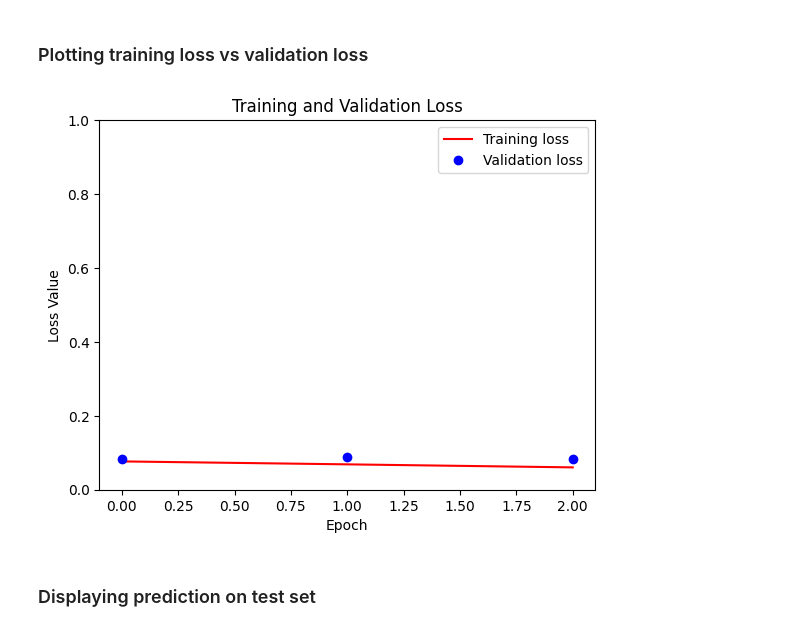
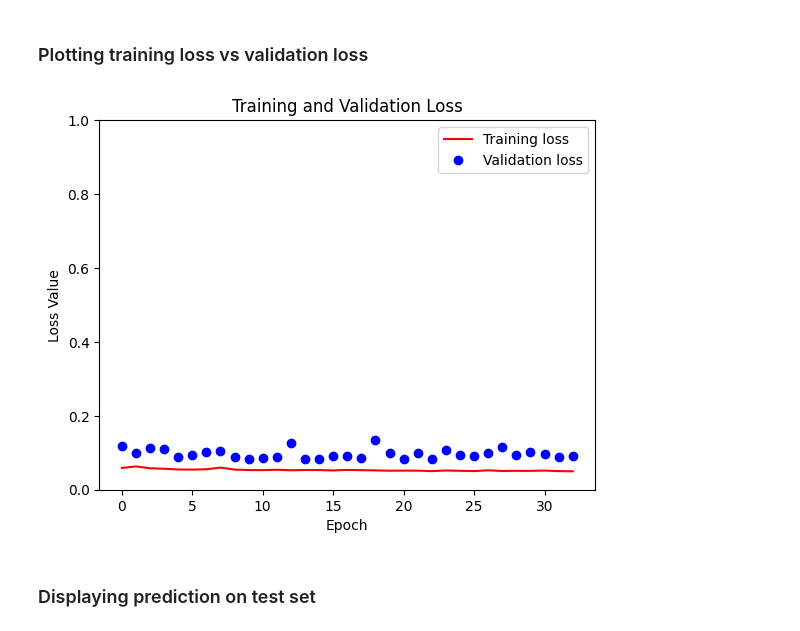
Before and after one commit to haraldhob/ML_course, a Jupyter notebook: projects/project2/project_road_segmentation/project 2.ipynb, the cells around one changed output. Drawn from its saved outputs; the diff is of its cells as text; code cells hidden in the pictures.

Commit message:
More trained model

```diff
--- a/projects/project2/project_road_segmentation/project 2.ipynb
+++ b/projects/project2/project_road_segmentation/project 2.ipynb
@@ -341,7 +361,7 @@ def scale_variation(images, masks, scale_factors):
 
     return np.array(augmented_images), np.array(augmented_masks)
 # %%
-def shearing(image, shear_range):
+def shearing(image, angle_x, angle_y):
     """
     Apply random shearing to an image.
 
@@ -350,8 +370,11 @@ def shearing(image, shear_range):
 
     :return: Sheared PIL image.
     """
-    angle = random.uniform(*shear_range)
-    return image.transform(image.size, Image.AFFINE, (1, angle, 0, 0, 1, 0))
+    #angle_x = random.uniform(*shear_range)
+    #angle_y = random.uniform(*shear_range)
+    #angle_x, angle_y = shear_range
+
+    return image.transform(image.size, Image.AFFINE, (1, angle_x, 0, angle_y, 1, 0), resample=Image.BICUBIC)
 # %%
 def add_noise(image, noise_type, mean, std):
     """
@@ -400,6 +423,8 @@ def augment_data(images, masks, augment_options, original_size):
     """
     augmented_images = list(images)
     augmented_masks = list(masks)
+    #augmented_images = []
+    #augmented_masks = []
 
     # Color Augmentation
     if augment_options.get("color_augmentation"):
@@ -463,10 +488,18 @@ def augment_data(images, masks, augment_options, original_size):
         print("Applying shearing")
         shear_range = augment_options["shearing"]["range"]
         for img, mask in zip(images, masks):
+            angle_x = random.uniform(*shear_range)
+            angle_y = random.uniform(*shear_range)
+            # Apply shearing to the image
             pil_img = Image.fromarray((img * 255).astype(np.uint8))
-            sheared_img = shearing(pil_img, shear_range)
+            sheared_img = shearing(pil_img, angle_x, angle_y)
             augmented_images.append(np.array(sheared_img) / 255.0)
-            augmented_masks.append(mask)  # No change in masks for shearing
+
+            # Apply shearing to the mask as well
+            pil_mask = Image.fromarray((mask[:, :, 0] * 255).astype(np.uint8))
+            sheared_mask = shearing(pil_mask, angle_x, angle_y)
+            mask_array = np.array(sheared_mask) / 255.0
+            augmented_masks.append(np.expand_dims(mask_array, axis=-1))
 
     # Noise
     if augment_options.get("noise"):
@@ -530,7 +563,7 @@ augment_options = {
     , "cropping": {"height": 200, "width": 200}
     , "flipping": True,
     #"scaling": {"factors": (0.8, 1.2)},
-    "shearing": {"range": (-20, 20)},
+    "shearing": {"range": (-0.4, 0.4)},
     "noise": {"type": "gaussian", "mean": 0, "std": 0.1}
 }
 
@@ -818,21 +1024,21 @@ model.save(filename)
 # %% [markdown]
 ### Plotting training loss vs validation loss
 # %%
-loss = model.history.history['loss']
-val_loss = model.history.history['val_loss']
+loss = history.history['loss']
+val_loss = history.history['val_loss']
 
 plt.figure()
 plt.plot(loss, 'r', label='Training loss')
 plt.plot(val_loss, 'bo', label='Validation loss')
 plt.title('Training and Validation Loss')
 plt.xlabel('Epoch')
 plt.ylabel('Loss Value')
 plt.ylim([0, 1])
 plt.legend()
 plt.savefig("train_validation_loss.png")
 plt.show()
 # %% [output]
-[figure, old version]
+[figure, new version]
 # %% [markdown]
 ### Displaying prediction on test set
 # %%
```
Also changed, not shown: parts of 23 cells of this notebook, 11 other files.
